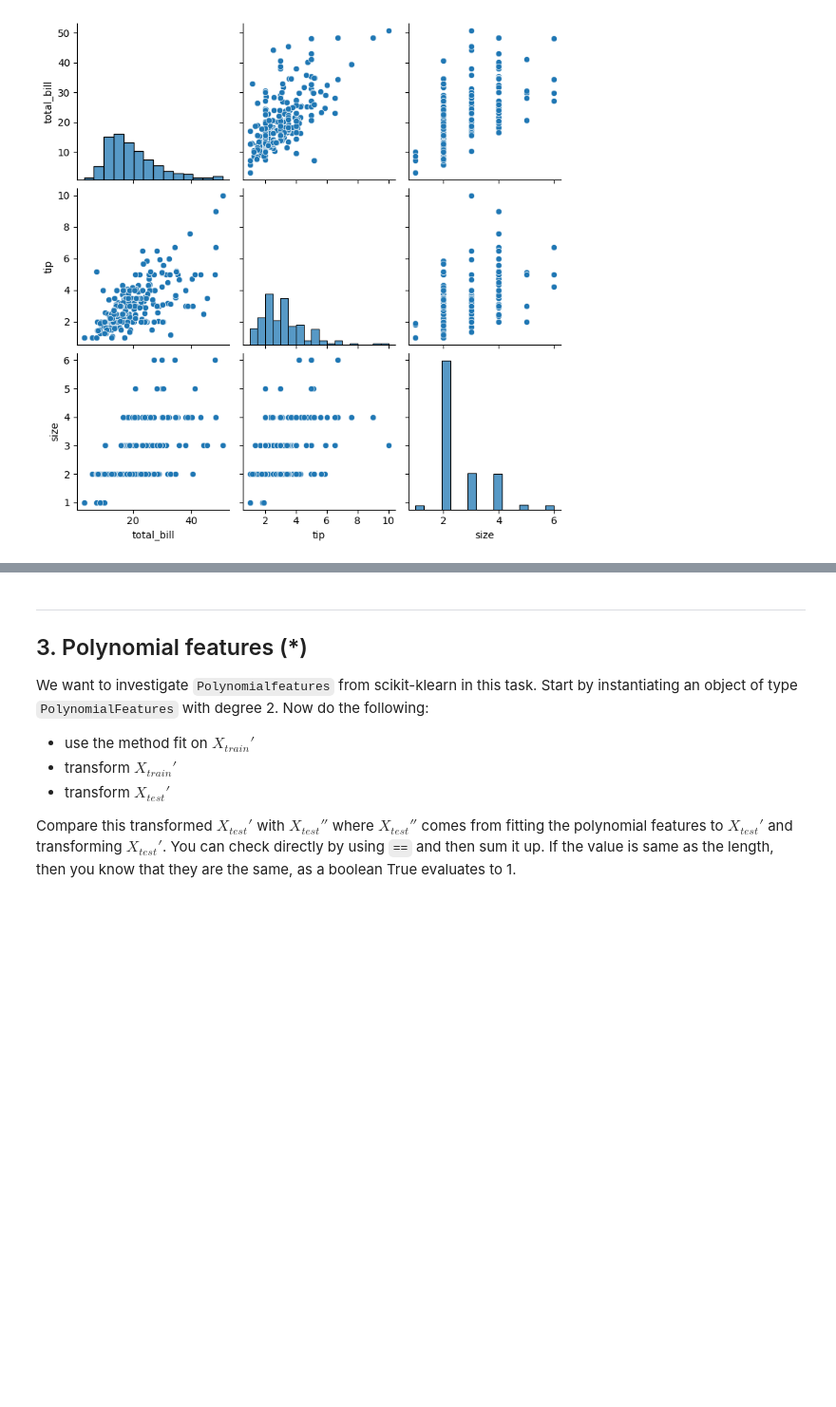
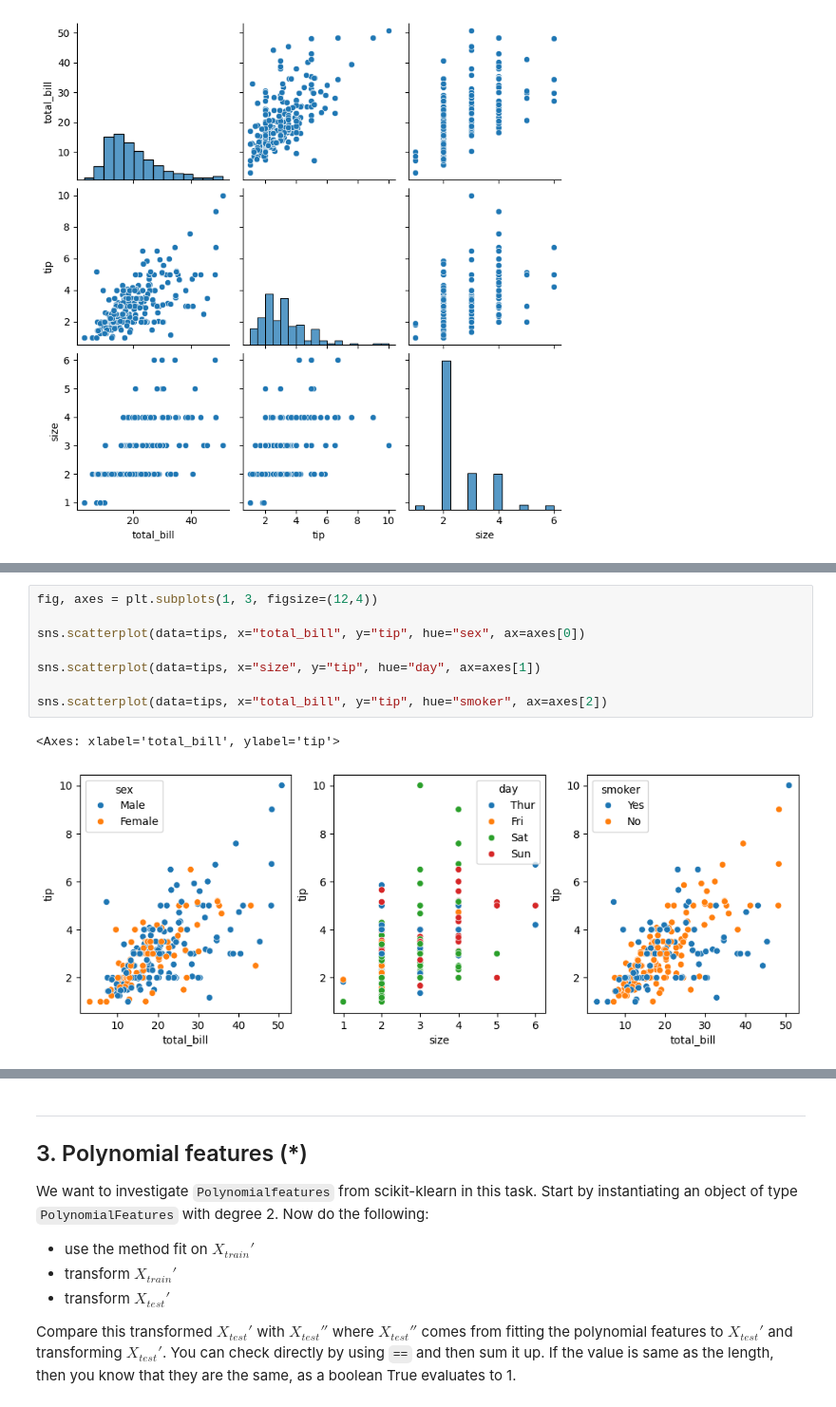
Before and after one commit to m0hsen-m0hseni/Machine-Learning-Mohsen-Mohseni, a Jupyter notebook: Exercises/E04_Regularization.ipynb, the cells around one changed output, grey strips where cells are left out. Shown at 95% size. Drawn from its saved outputs; the diff is of its cells as text; blank space fills up the shorter version.

```diff
--- a/Exercises/E04_Regularization.ipynb
+++ b/Exercises/E04_Regularization.ipynb
@@ -143,0 +157,11 @@ scaled_X_test (total_bill, size) std: [0.92495673 1.06638889]
+# %%
+fig, axes = plt.subplots(1, 3, figsize=(12,4))
+
+sns.scatterplot(data=tips, x="total_bill", y="tip", hue="sex", ax=axes[0])
+
+sns.scatterplot(data=tips, x="size", y="tip", hue="day", ax=axes[1])
+
+sns.scatterplot(data=tips, x="total_bill", y="tip", hue="smoker", ax=axes[2])
+# %% [output]
+<Axes: xlabel='total_bill', ylabel='tip'>
+[figure, added]
```
Also changed, not shown: parts of 9 cells of this notebook.
